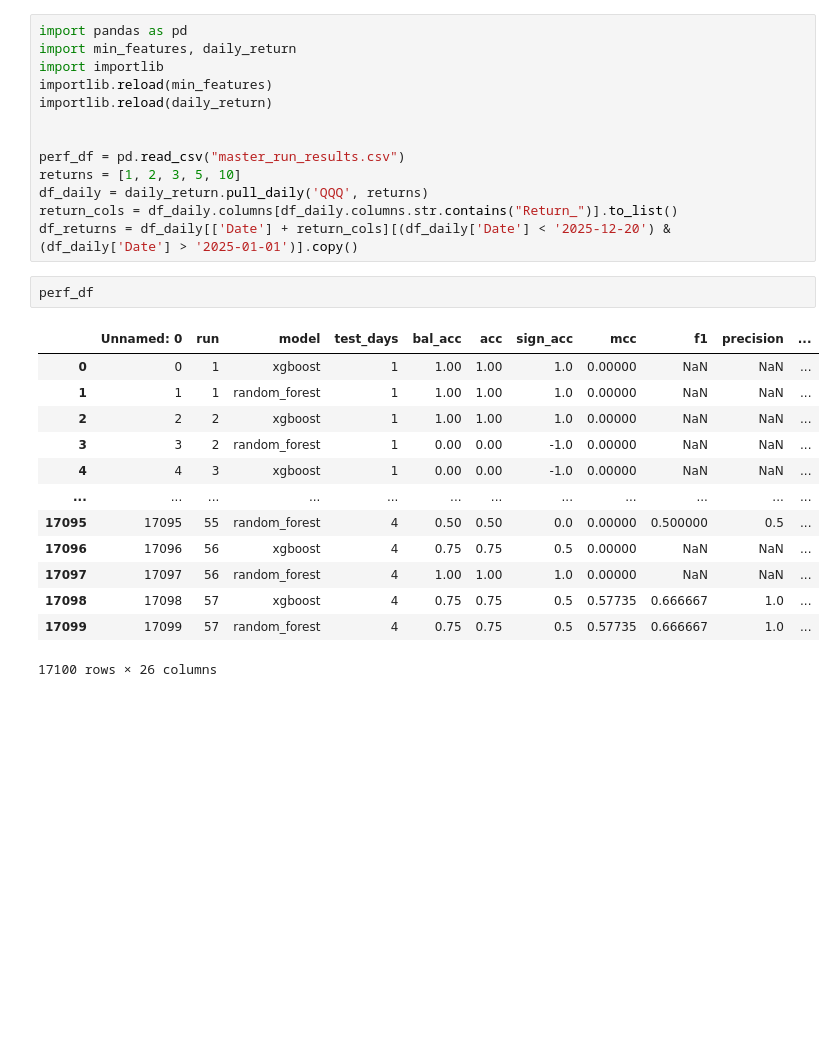
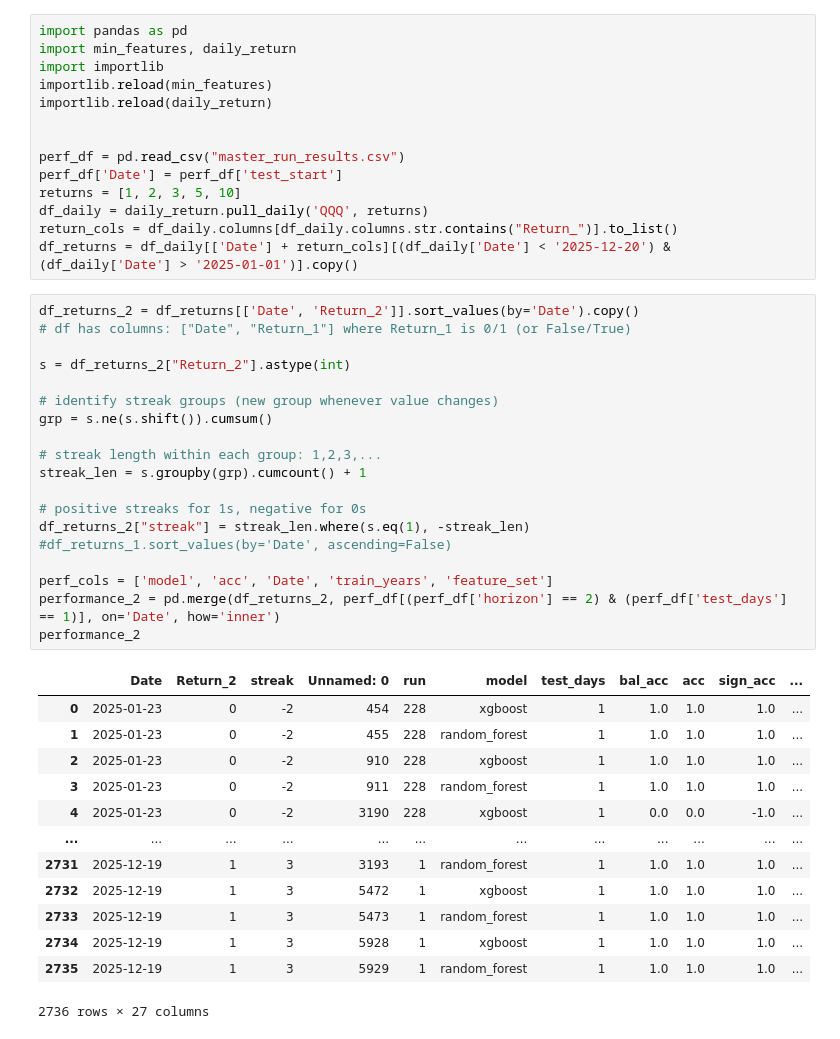
Before and after one commit to bchase17/Fracturion, a Jupyter notebook: Intraday_Model_Pipeline/performance_assessment.ipynb, the cells around one changed output. Cells and saved outputs as stored; diff of their text form; blank space fills up the shorter version.

```diff
--- a/Intraday_Model_Pipeline/performance_assessment.ipynb
+++ b/Intraday_Model_Pipeline/performance_assessment.ipynb
@@ -7,23 +7,41 @@ importlib.reload(daily_return)
 
 
 perf_df = pd.read_csv("master_run_results.csv")
+perf_df['Date'] = perf_df['test_start']
 returns = [1, 2, 3, 5, 10]
 df_daily = daily_return.pull_daily('QQQ', returns)
 return_cols = df_daily.columns[df_daily.columns.str.contains("Return_")].to_list()
 df_returns = df_daily[['Date'] + return_cols][(df_daily['Date'] < '2025-12-20') & (df_daily['Date'] > '2025-01-01')].copy()
-# %%
-perf_df
-# %% [output]
-|  | Unnamed: 0 | run | model | test_days | bal_acc | acc | sign_acc | mcc | f1 | precision | ... |
-| 0 | 0 | 1 | xgboost | 1 | 1.00 | 1.00 | 1.0 | 0.00000 | NaN | NaN | ... |
-| 1 | 1 | 1 | random_forest | 1 | 1.00 | 1.00 | 1.0 | 0.00000 | NaN | NaN | ... |
-| 2 | 2 | 2 | xgboost | 1 | 1.00 | 1.00 | 1.0 | 0.00000 | NaN | NaN | ... |
-| 3 | 3 | 2 | random_forest | 1 | 0.00 | 0.00 | -1.0 | 0.00000 | NaN | NaN | ... |
-| 4 | 4 | 3 | xgboost | 1 | 0.00 | 0.00 | -1.0 | 0.00000 | NaN | NaN | ... |
-| ... | ... | ... | ... | ... | ... | ... | ... | ... | ... | ... | ... |
-| 17095 | 17095 | 55 | random_forest | 4 | 0.50 | 0.50 | 0.0 | 0.00000 | 0.500000 | 0.5 | ... |
-| 17096 | 17096 | 56 | xgboost | 4 | 0.75 | 0.75 | 0.5 | 0.00000 | NaN | NaN | ... |
-| 17097 | 17097 | 56 | random_forest | 4 | 1.00 | 1.00 | 1.0 | 0.00000 | NaN | NaN | ... |
-| 17098 | 17098 | 57 | xgboost | 4 | 0.75 | 0.75 | 0.5 | 0.57735 | 0.666667 | 1.0 | ... |
-| 17099 | 17099 | 57 | random_forest | 4 | 0.75 | 0.75 | 0.5 | 0.57735 | 0.666667 | 1.0 | ... |
-17100 rows × 26 columns
+# %%
+df_returns_2 = df_returns[['Date', 'Return_2']].sort_values(by='Date').copy()
+# df has columns: ["Date", "Return_1"] where Return_1 is 0/1 (or False/True)
+
+s = df_returns_2["Return_2"].astype(int)
+
+# identify streak groups (new group whenever value changes)
+grp = s.ne(s.shift()).cumsum()
+
+# streak length within each group: 1,2,3,...
+streak_len = s.groupby(grp).cumcount() + 1
+
+# positive streaks for 1s, negative for 0s
+df_returns_2["streak"] = streak_len.where(s.eq(1), -streak_len)
+#df_returns_1.sort_values(by='Date', ascending=False)
+
+perf_cols = ['model', 'acc', 'Date', 'train_years', 'feature_set']
+performance_2 = pd.merge(df_returns_2, perf_df[(perf_df['horizon'] == 2) & (perf_df['test_days'] == 1)], on='Date', how='inner')
+performance_2
+# %% [output]
+|  | Date | Return_2 | streak | Unnamed: 0 | run | model | test_days | bal_acc | acc | sign_acc | ... |
+| 0 | 2025-01-23 | 0 | -2 | 454 | 228 | xgboost | 1 | 1.0 | 1.0 | 1.0 | ... |
+| 1 | 2025-01-23 | 0 | -2 | 455 | 228 | random_forest | 1 | 1.0 | 1.0 | 1.0 | ... |
+| 2 | 2025-01-23 | 0 | -2 | 910 | 228 | xgboost | 1 | 1.0 | 1.0 | 1.0 | ... |
+| 3 | 2025-01-23 | 0 | -2 | 911 | 228 | random_forest | 1 | 1.0 | 1.0 | 1.0 | ... |
+| 4 | 2025-01-23 | 0 | -2 | 3190 | 228 | xgboost | 1 | 0.0 | 0.0 | -1.0 | ... |
+| ... | ... | ... | ... | ... | ... | ... | ... | ... | ... | ... | ... |
+| 2731 | 2025-12-19 | 1 | 3 | 3193 | 1 | random_forest | 1 | 1.0 | 1.0 | 1.0 | ... |
+| 2732 | 2025-12-19 | 1 | 3 | 5472 | 1 | xgboost | 1 | 1.0 | 1.0 | 1.0 | ... |
+| 2733 | 2025-12-19 | 1 | 3 | 5473 | 1 | random_forest | 1 | 1.0 | 1.0 | 1.0 | ... |
+| 2734 | 2025-12-19 | 1 | 3 | 5928 | 1 | xgboost | 1 | 1.0 | 1.0 | 1.0 | ... |
+| 2735 | 2025-12-19 | 1 | 3 | 5929 | 1 | random_forest | 1 | 1.0 | 1.0 | 1.0 | ... |
+2736 rows × 27 columns
```
Also changed, not shown: parts of 4 cells of this notebook, 2 other files.
